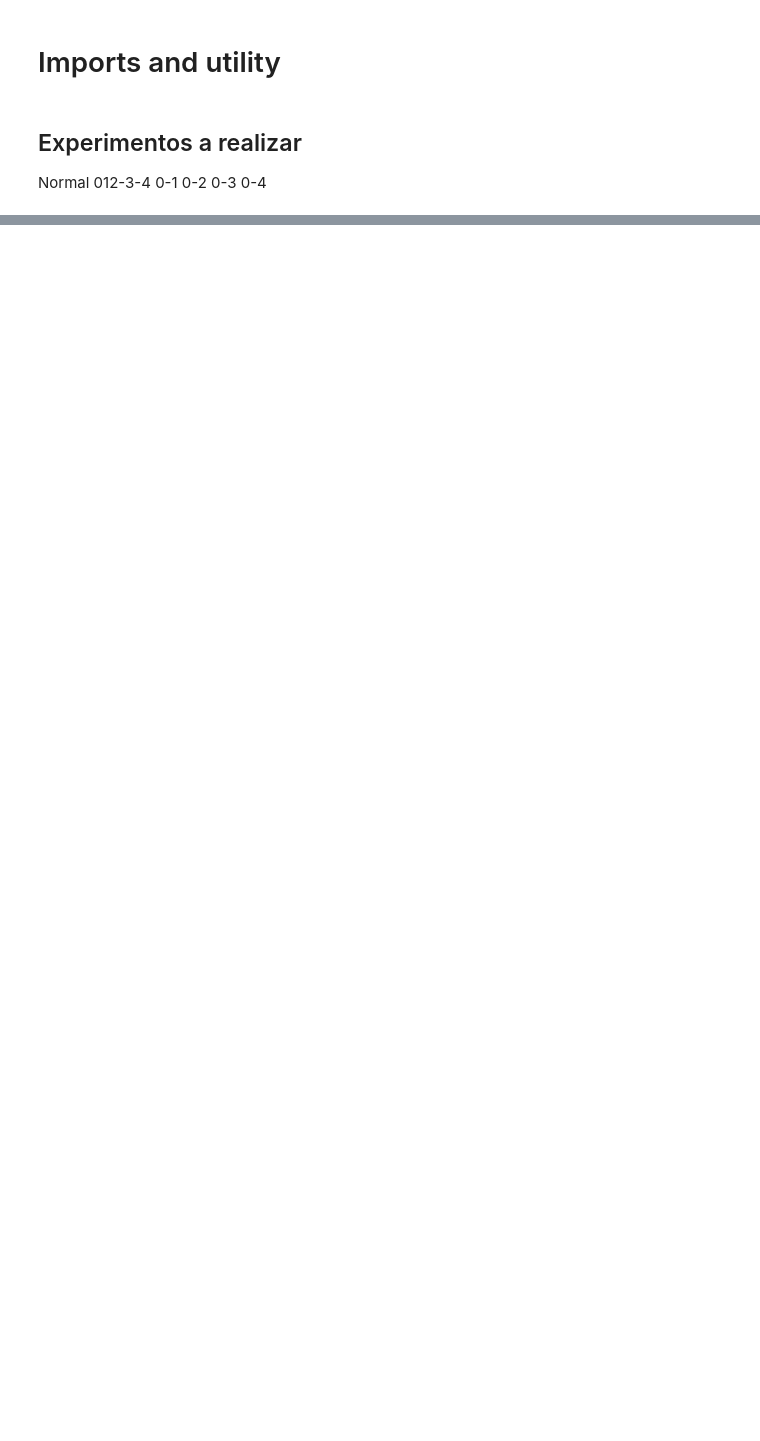
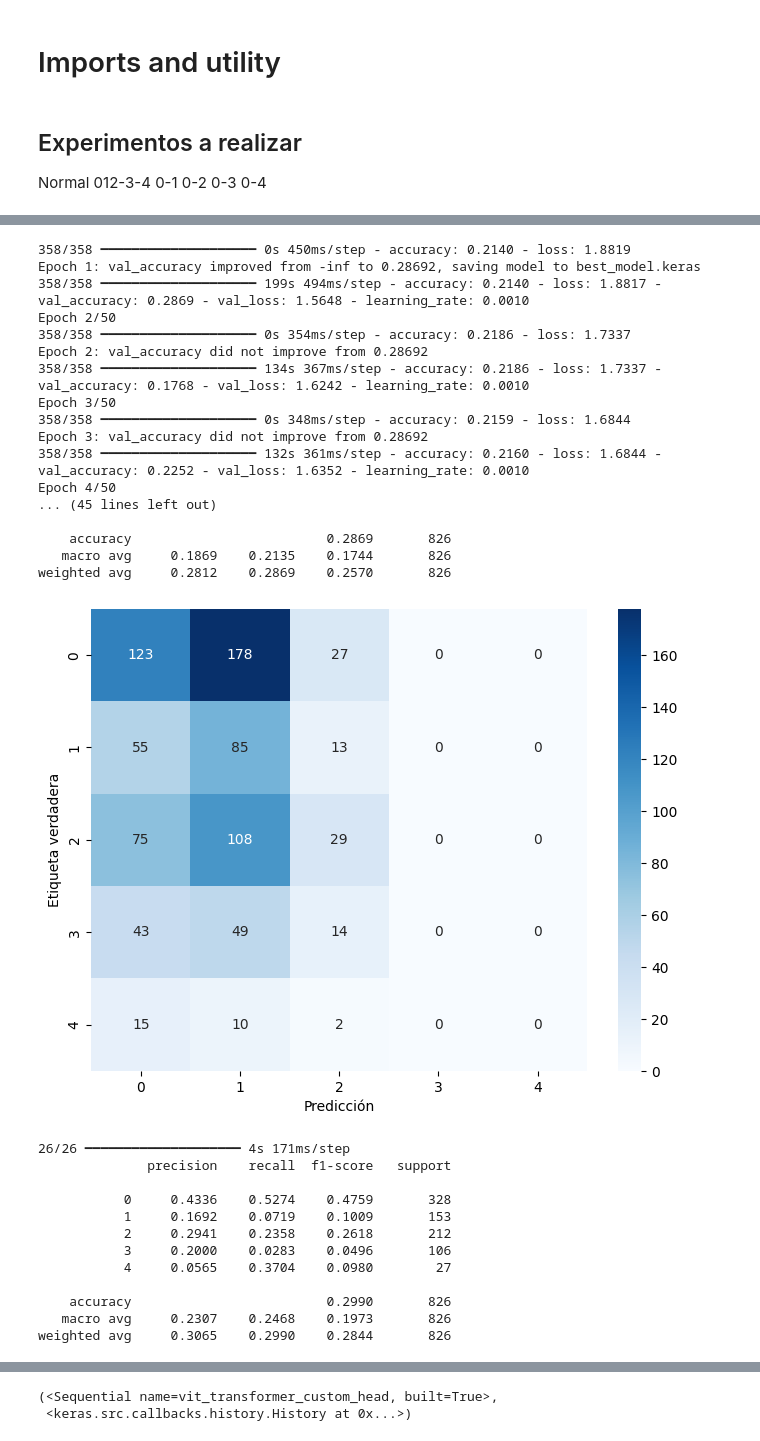
Before and after one commit to Tempus23/Radiography_TFG, a Jupyter notebook: transformer/ViTClassifierT23.ipynb, the cells around one changed output, grey strips where cells are left out. Saved outputs shown, nothing was run; the diff lists cells and outputs as text; code cells hidden in the pictures; blank space fills up the shorter version.

```diff
--- a/transformer/ViTClassifierT23.ipynb
+++ b/transformer/ViTClassifierT23.ipynb
@@ -1155,3 +1162,36 @@ def entrenar_tarea(regression=False,
     evaluate_model(model, regression=regression, generator=val_gen)
 
     return model, history
+# %%
+"""
+Capitulo 6
+
+# Tarea 0 save model -> Fine Tuning
+...
+model.save('/kaggle/working/my_model.h5')
+"""
+
+
+
+
+regression = False
+tarea = 0
+frozen=False
+finetuning=False
+balanced= True
+batch_size = 32
+pretrained = False
+verbose=1
+
+num_classes = 5
+if regression:
+    num_classes = 1
+elif tarea == 1:
+    num_classes = 3
+elif tarea > 1:
+    num_classes = 2
+
+model = vit_transformer(num_classes=num_classes, frozen=frozen, pretrained=pretrained)
+model.save("/kaggle/working/best_model_transformer_task0-r.keras")
+entrenar_tarea(regression=regression, tarea=tarea, frozen=frozen, finetuning=finetuning, balanced=balanced, batch_size=batch_size, model=model)
+# %% [output]
@@ -1157,0 +1212,30 @@ def entrenar_tarea(regression=False,
+358/358 ━━━━━━━━━━━━━━━━━━━━ 0s 450ms/step - accuracy: 0.2140 - loss: 1.8819
+Epoch 1: val_accuracy improved from -inf to 0.28692, saving model to best_model.keras
+358/358 ━━━━━━━━━━━━━━━━━━━━ 199s 494ms/step - accuracy: 0.2140 - loss: 1.8817 - val_accuracy: 0.2869 - val_loss: 1.5648 - learning_rate: 0.0010
+Epoch 2/50
+358/358 ━━━━━━━━━━━━━━━━━━━━ 0s 354ms/step - accuracy: 0.2186 - loss: 1.7337
+Epoch 2: val_accuracy did not improve from 0.28692
+358/358 ━━━━━━━━━━━━━━━━━━━━ 134s 367ms/step - accuracy: 0.2186 - loss: 1.7337 - val_accuracy: 0.1768 - val_loss: 1.6242 - learning_rate: 0.0010
+Epoch 3/50
+358/358 ━━━━━━━━━━━━━━━━━━━━ 0s 348ms/step - accuracy: 0.2159 - loss: 1.6844
+Epoch 3: val_accuracy did not improve from 0.28692
+358/358 ━━━━━━━━━━━━━━━━━━━━ 132s 361ms/step - accuracy: 0.2160 - loss: 1.6844 - val_accuracy: 0.2252 - val_loss: 1.6352 - learning_rate: 0.0010
+Epoch 4/50
+... (45 lines left out)
+
+    accuracy                         0.2869       826
+   macro avg     0.1869    0.2135    0.1744       826
+weighted avg     0.2812    0.2869    0.2570       826
+[figure, added]
+26/26 ━━━━━━━━━━━━━━━━━━━━ 4s 171ms/step
+              precision    recall  f1-score   support
+
+           0     0.4336    0.5274    0.4759       328
+           1     0.1692    0.0719    0.1009       153
+           2     0.2941    0.2358    0.2618       212
+           3     0.2000    0.0283    0.0496       106
+           4     0.0565    0.3704    0.0980        27
+
+    accuracy                         0.2990       826
+   macro avg     0.2307    0.2468    0.1973       826
+weighted avg     0.3065    0.2990    0.2844       826
@@ -1158,3 +1243,5 @@ def entrenar_tarea(regression=False,
+(<Sequential name=vit_transformer_custom_head, built=True>,
+ <keras.src.callbacks.history.History at 0x...>)
 # %%
 """
 Capitulo 6
```
Also changed, not shown: parts of 5 cells of this notebook.
